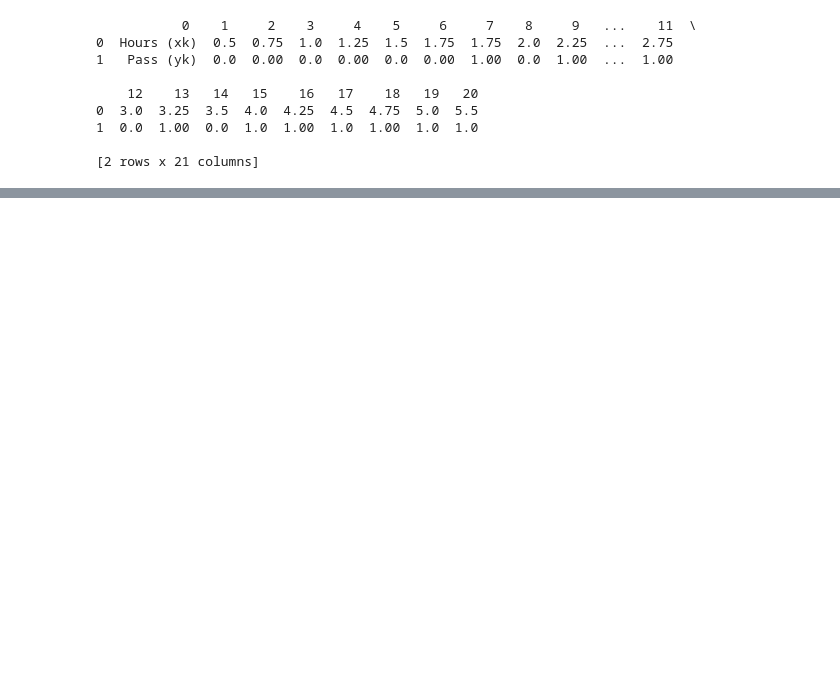
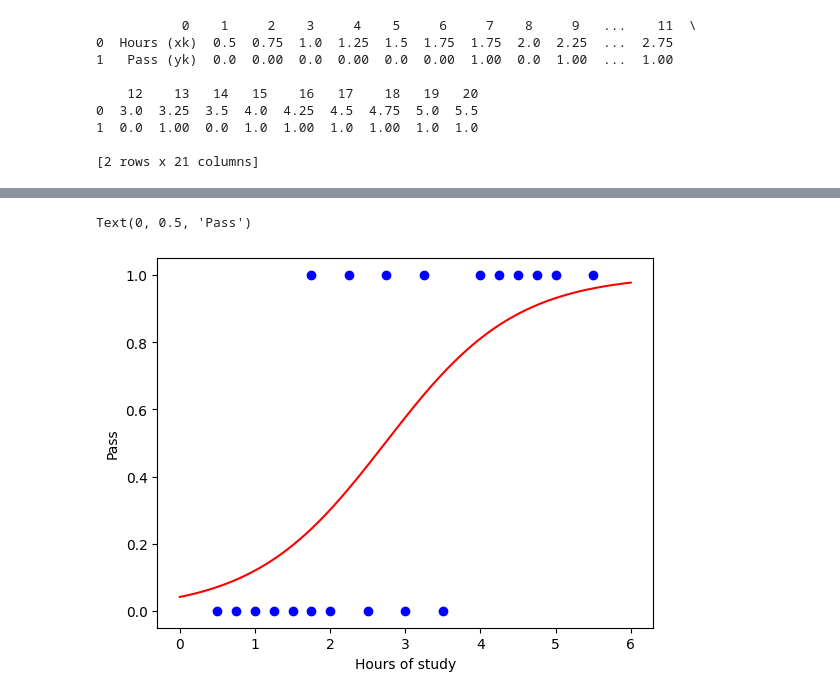
Before and after one commit to willc127/Logistic_Regression, a Jupyter notebook: hours_of_study.ipynb, the cells around one changed output, grey strips where cells are left out. Cells and saved outputs as stored; diff of their text form; code cells hidden in the pictures; blank space fills up the shorter version.

Commit message:
Calculated the sigmoid function

```diff
--- a/hours_of_study.ipynb
+++ b/hours_of_study.ipynb
@@ -40,2 +44,0 @@ plt.plot(Hour,Pass,'bo')
-# %%
-Hour = Hour[:, np.newaxis]
@@ -49,0 +45,7 @@ ValueError: Unknown label type: 'unknown'
+# %%
+#Transform the x-data into a integer array
+Pass = Pass.astype('int')
+print(Pass)
+#reshape the y-data to use in the logistic regression model
+Hour = Hour.reshape(-1,1)
+print(Hour)
@@ -49,0 +70,29 @@ ValueError: Unknown label type: 'unknown'
+# %%
+#Define the model and fit the data
+regression = LogisticRegression()
+regression.fit(Hour, Pass)
+
+#Get the parameters of the model
+beta_0 = regression.intercept_
+beta_1 = regression.coef_
+# %%
+
+plt.plot(Hour, Pass, 'bo')
+# Create a domain to plot the sigmoid function
+x = np.linspace(0, 6, 250)
+
+#Create function
+def sigmoid(x):
+    sig = 1 / (1 + np.exp(-x))
+    return sig
+
+#Call function
+r = sigmoid(x * beta_1 + beta_0).ravel()
+
+#Plot the logistic regression function
+plt.plot(x, r, color = 'red')
+plt.xlabel('Hours of study')
+plt.ylabel('Pass')
+# %% [output]
+Text(0, 0.5, 'Pass')
+[figure, added]
```
Also changed, not shown: parts of 6 cells of this notebook.
